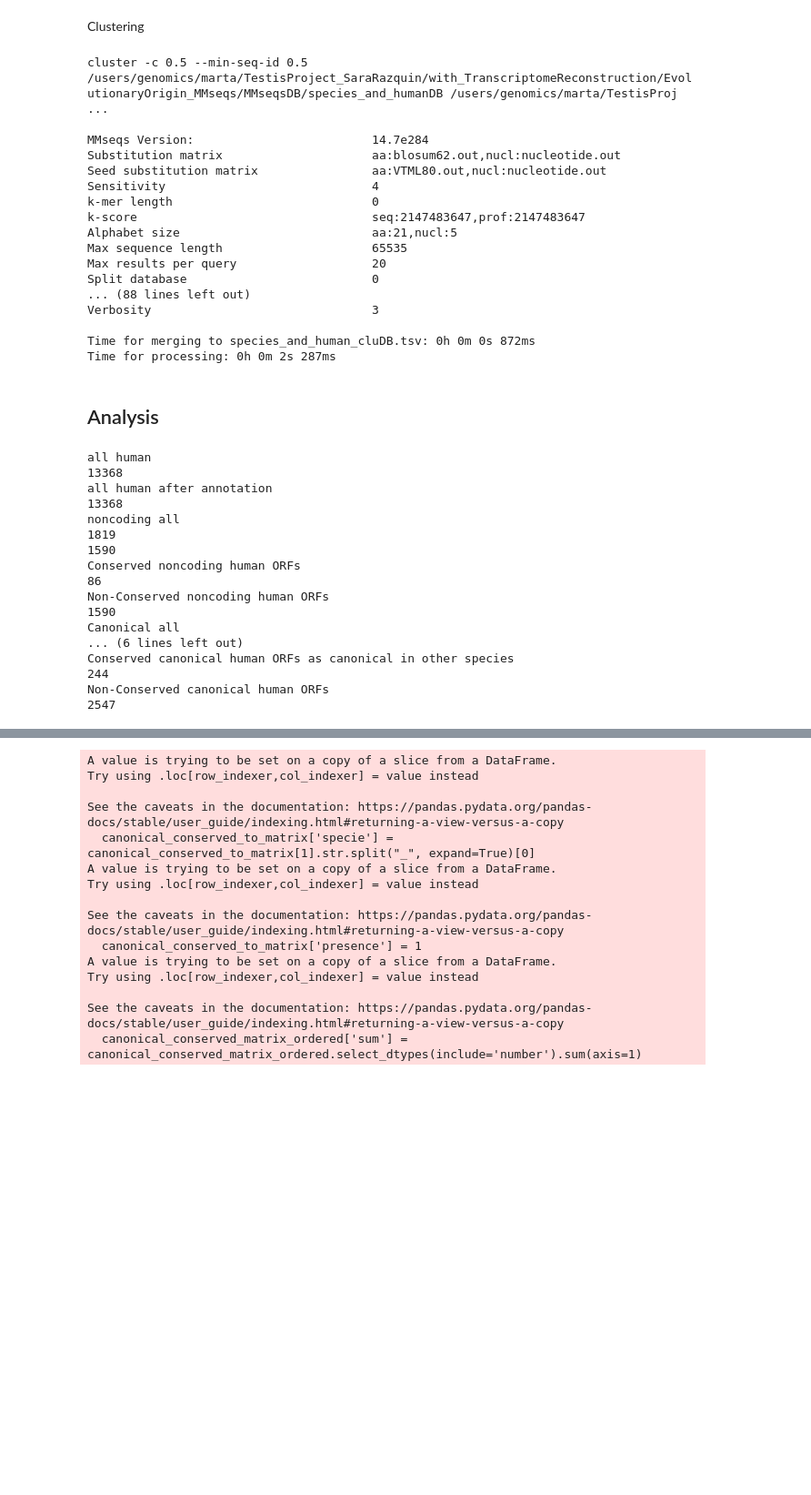
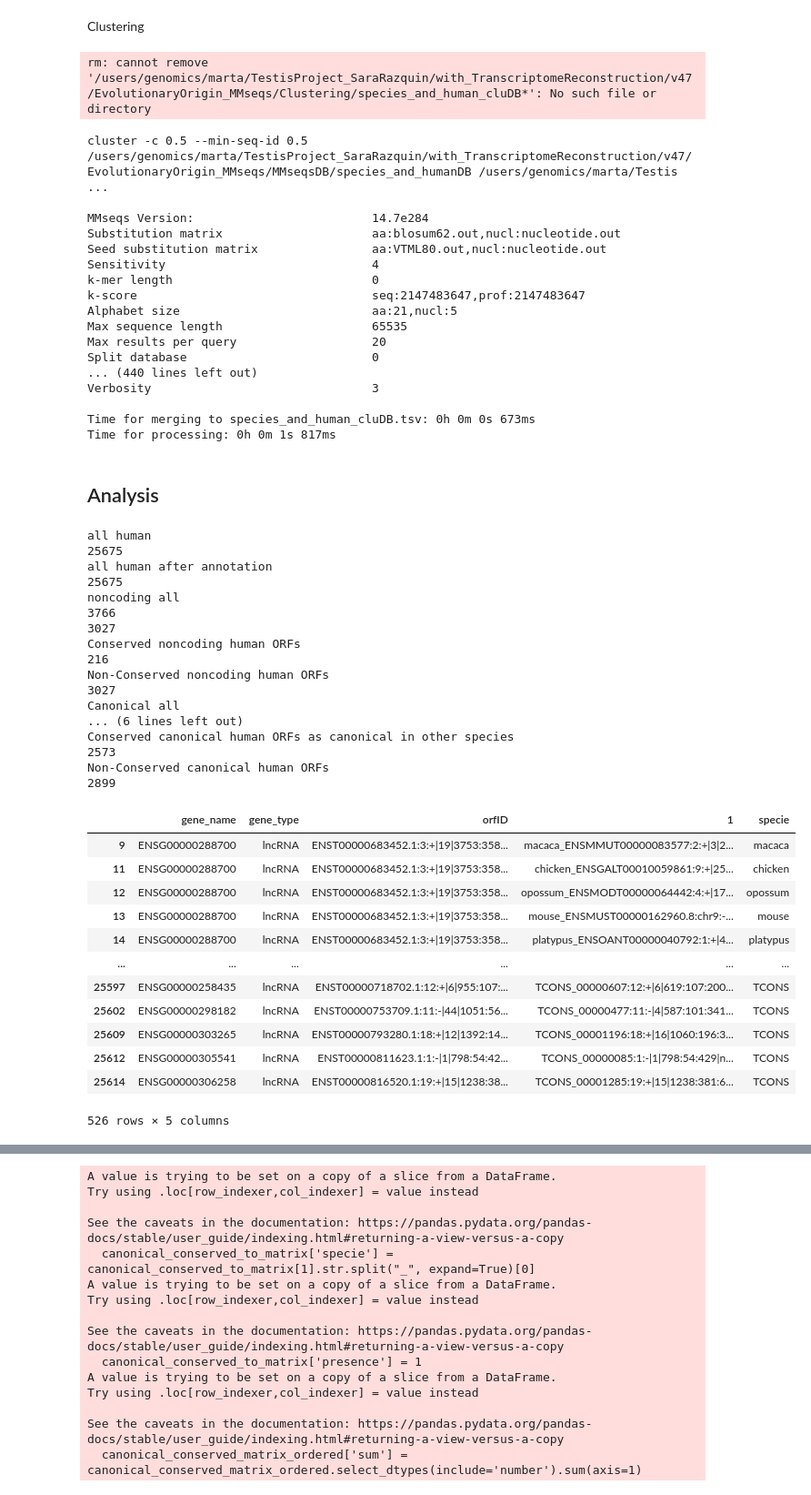
Before and after one commit to MartaEspinosa/TestisRestricted_MP, a Jupyter notebook: Q1.0_EvolutionaryOrigin_mmseqs.ipynb, the cells around one changed output, grey strips where cells are left out. Shown at 91% size. Cells and saved outputs as stored; diff of their text form; code cells hidden in the pictures; blank space fills up the shorter version.

```diff
--- a/Q1.0_EvolutionaryOrigin_mmseqs.ipynb
+++ b/Q1.0_EvolutionaryOrigin_mmseqs.ipynb
@@ -11,13 +11,15 @@ from Bio.Seq import Seq
 from Bio.SeqRecord import SeqRecord
 from Bio import SeqIO
 
-users_dir = "/users/genomics/marta/TestisProject_SaraRazquin/with_TranscriptomeReconstruction"
+species_dir = "/users/genomics/marta/TestisProject_SaraRazquin/with_TranscriptomeReconstruction"
+users_dir = "/users/genomics/marta/TestisProject_SaraRazquin/with_TranscriptomeReconstruction/v47"
+
 GENOMEDIR = "/genomics/users/marta/genomes"
 species=["mouse","macaca","platypus","chicken","opossum"]
 
 ## annotation file
-annotation="/users/genomics/marta/TestisProject_SaraRazquin/with_TranscriptomeReconstruction/human/newReference_Resconstructed/gencode.v38.gffcompare.TestisLiverBrain.annotation.sorted.1transcript.sorted.NOchr.gtf"
-transcript_gene=pd.read_csv("/users/genomics/marta/TestisProject_SaraRazquin/with_TranscriptomeReconstruction/human/newReference_Resconstructed/1transcript_1gene.reconstructed.csv")
+annotation="/users/genomics/marta/TestisProject_SaraRazquin/with_TranscriptomeReconstruction/v47/human/newReference_Resconstructed/gencode.v47.gffcompare.TestisLiverBrain.annotation.sorted.1transcript.sorted.NOchr.gtf"
+transcript_gene=pd.read_csv("/users/genomics/marta/TestisProject_SaraRazquin/with_TranscriptomeReconstruction/v47/human/newReference_Resconstructed/transID_geneID_isoforms_selected.1to1.csv")
 
 ## evoDir
 evoDir=os.path.join(users_dir,"EvolutionaryOrigin_MMseqs")
@@ -255,23 +257,24 @@ rm -r $1/Clustering/species_and_human_cluDB*
 mmseqs cluster -c 0.5 --min-seq-id 0.5 $1/MMseqsDB/species_and_humanDB $1/Clustering/species_and_human_cluDB $1/tmp
 mmseqs createtsv $1/MMseqsDB/species_and_humanDB $1/MMseqsDB/species_and_humanDB $1/Clustering/species_and_human_cluDB $1/Clustering/species_and_human_cluDB.tsv
 # %% [output]
-cluster -c 0.5 --min-seq-id 0.5 /users/genomics/marta/TestisProject_SaraRazquin/with_TranscriptomeReconstruction/EvolutionaryOrigin_MMseqs/MMseqsDB/species_and_humanDB /users/genomics/marta/TestisProj ...
-
-MMseqs Version:                         14.7e284
-Substitution matrix                     aa:blosum62.out,nucl:nucleotide.out
-Seed substitution matrix                aa:VTML80.out,nucl:nucleotide.out
-Sensitivity                             4
-k-mer length                            0
-k-score                                 seq:2147483647,prof:2147483647
-Alphabet size                           aa:21,nucl:5
-Max sequence length                     65535
-Max results per query                   20
-Split database                          0
-... (88 lines left out)
-Verbosity                               3
-
-Time for merging to species_and_human_cluDB.tsv: 0h 0m 0s 872ms
-Time for processing: 0h 0m 2s 287ms
+rm: cannot remove '/users/genomics/marta/TestisProject_SaraRazquin/with_TranscriptomeReconstruction/v47/EvolutionaryOrigin_MMseqs/Clustering/species_and_human_cluDB*': No such file or directory
+cluster -c 0.5 --min-seq-id 0.5 /users/genomics/marta/TestisProject_SaraRazquin/with_TranscriptomeReconstruction/v47/EvolutionaryOrigin_MMseqs/MMseqsDB/species_and_humanDB /users/genomics/marta/Testis ...
+
+MMseqs Version:                         14.7e284
+Substitution matrix                     aa:blosum62.out,nucl:nucleotide.out
+Seed substitution matrix                aa:VTML80.out,nucl:nucleotide.out
+Sensitivity                             4
+k-mer length                            0
+k-score                                 seq:2147483647,prof:2147483647
+Alphabet size                           aa:21,nucl:5
+Max sequence length                     65535
+Max results per query                   20
+Split database                          0
+... (440 lines left out)
+Verbosity                               3
+
+Time for merging to species_and_human_cluDB.tsv: 0h 0m 0s 673ms
+Time for processing: 0h 0m 1s 817ms
 # %% [markdown]
 ## Analysis
 # %%
@@ -320,12 +323,12 @@ print("Conserved canonical human ORFs")
 print(len(set(canonical_conserved[0].values.tolist())))
 canonical_conserved.columns = ['gene_name','gene_type','orfID',1]
 
-canonical_conserved_noncoding = canonical_conserved[~canonical_conserved[1].str.contains("noncoding")]
+canonical_conserved_noncoding = canonical_conserved[~canonical_conserved[1].str.contains("canonical")]
 canonical_conserved_noncoding.to_csv(os.path.join(evoDir,"Clustering/canonicalHuman_ConservedAsNoncoding.tsv"), header=None, index=None, sep="\t")
 print("Conserved canonical human ORFs as noncoding in other species")
 print(len(set(canonical_conserved_noncoding['orfID'].values.tolist())))
 
-canonical_conserved_canonical = canonical_conserved[~canonical_conserved[1].str.contains("canonical")]
+canonical_conserved_canonical = canonical_conserved[canonical_conserved[1].str.contains("canonical")]
 canonical_conserved_canonical.to_csv(os.path.join(evoDir,"Clustering/canonicalHuman_ConservedAsCanonical.tsv"), header=None, index=None, sep="\t")
 print("Conserved canonical human ORFs as canonical in other species")
 print(len(set(canonical_conserved_canonical['orfID'].values.tolist())))
@@ -337,22 +340,38 @@ print(len(set(canonical_NonConserved[0].values.tolist())))
 canonical_NonConserved.columns = ['gene_name','gene_type','orfID',1]
 # %% [output]
 all human
-13368
+25675
 all human after annotation
-13368
+25675
 noncoding all
-1819
-1590
+3766
+3027
 Conserved noncoding human ORFs
-86
+216
 Non-Conserved noncoding human ORFs
-1590
+3027
 Canonical all
 ... (6 lines left out)
 Conserved canonical human ORFs as canonical in other species
-244
+2573
 Non-Conserved canonical human ORFs
-2547
+2899
+# %%
+noncoding_conserved
+# %% [output]
+|  | gene_name | gene_type | orfID | 1 | specie |
+| 9 | ENSG00000288700 | lncRNA | ENST00000683452.1:3:+|19|3753:358... | macaca_ENSMMUT00000083577:2:+|3|2... | macaca |
+| 11 | ENSG00000288700 | lncRNA | ENST00000683452.1:3:+|19|3753:358... | chicken_ENSGALT00010059861:9:+|25... | chicken |
+| 12 | ENSG00000288700 | lncRNA | ENST00000683452.1:3:+|19|3753:358... | opossum_ENSMODT00000064442:4:+|17... | opossum |
+| 13 | ENSG00000288700 | lncRNA | ENST00000683452.1:3:+|19|3753:358... | mouse_ENSMUST00000162960.8:chr9:-... | mouse |
+| 14 | ENSG00000288700 | lncRNA | ENST00000683452.1:3:+|19|3753:358... | platypus_ENSOANT00000040792:1:+|4... | platypus |
+| ... | ... | ... | ... | ... | ... |
+| 25597 | ENSG00000258435 | lncRNA | ENST00000718702.1:12:+|6|955:107:... | TCONS_00000607:12:+|6|619:107:200... | TCONS |
+| 25602 | ENSG00000298182 | lncRNA | ENST00000753709.1:11:-|44|1051:56... | TCONS_00000477:11:-|4|587:101:341... | TCONS |
+| 25609 | ENSG00000303265 | lncRNA | ENST00000793280.1:18:+|12|1392:14... | TCONS_00001196:18:+|16|1060:196:3... | TCONS |
+| 25612 | ENSG00000305541 | lncRNA | ENST00000811623.1:1:-|1|798:54:42... | TCONS_00000085:1:-|1|798:54:429|n... | TCONS |
+| 25614 | ENSG00000306258 | lncRNA | ENST00000816520.1:19:+|15|1238:38... | TCONS_00001285:19:+|15|1238:381:6... | TCONS |
+526 rows × 5 columns
 # %%
 noncoding_conserved_to_matrix = noncoding_conserved
 print(len(set(noncoding_conserved_to_matrix.orfID.values.tolist())))
```
Also changed, not shown: parts of 9 cells of this notebook, 13 other files.
